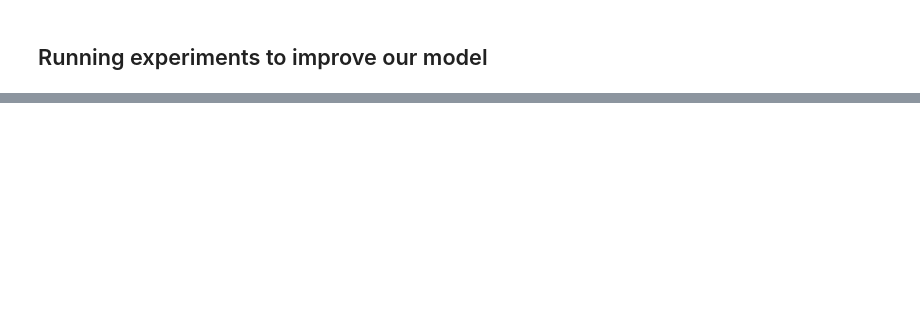
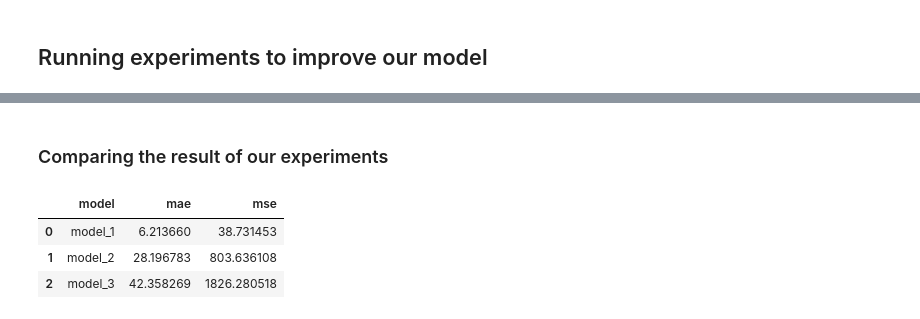
Before and after one commit to MahmoudAlsayes/pythonProject, a Jupyter notebook: 01_neural_network_regression_with_tensorflow.ipynb, the cells around one changed output, grey strips where cells are left out. Drawn from its saved outputs; the diff is of its cells as text; code cells hidden in the pictures; blank space fills up the shorter version.

```diff
--- a/01_neural_network_regression_with_tensorflow.ipynb
+++ b/01_neural_network_regression_with_tensorflow.ipynb
@@ -659,0 +686,5 @@ mae_1,mse_1
+# %%
+# Calculate model_2
+mae_2=mae(y_test,y_preds_2)
+mse_2=mse(y_test,y_preds_2)
+mae_2,mse_2
@@ -659,0 +745,16 @@ mae_1,mse_1
+# %% [markdown]
+### Comparing the result of our experiments
+# %%
+# Let's compat our model's result using a pandas DataFrame
+import pandas as pd
+model_result=[["model_1",mae_1.numpy(),mse_1.numpy()],
+             ["model_2",mae_2.numpy(),mse_2.numpy()],
+             ["model_3",mae_3.numpy(),mse_3.numpy()],]
+
+all_result=pd.DataFrame(model_result,columns=["model","mae","mse"])
+all_result
+# %% [output]
+|  | model | mae | mse |
+| 0 | model_1 | 6.213660 | 38.731453 |
+| 1 | model_2 | 28.196783 | 803.636108 |
+| 2 | model_3 | 42.358269 | 1826.280518 |
```
Also changed, not shown: parts of 45 cells of this notebook.
